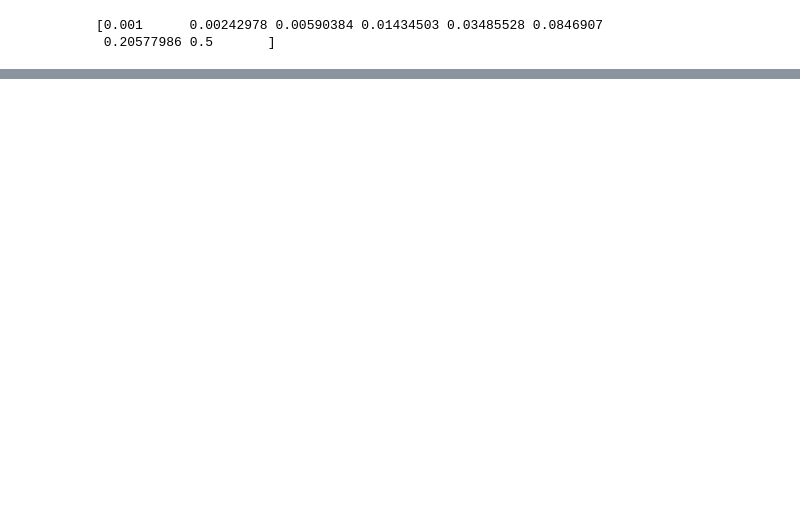
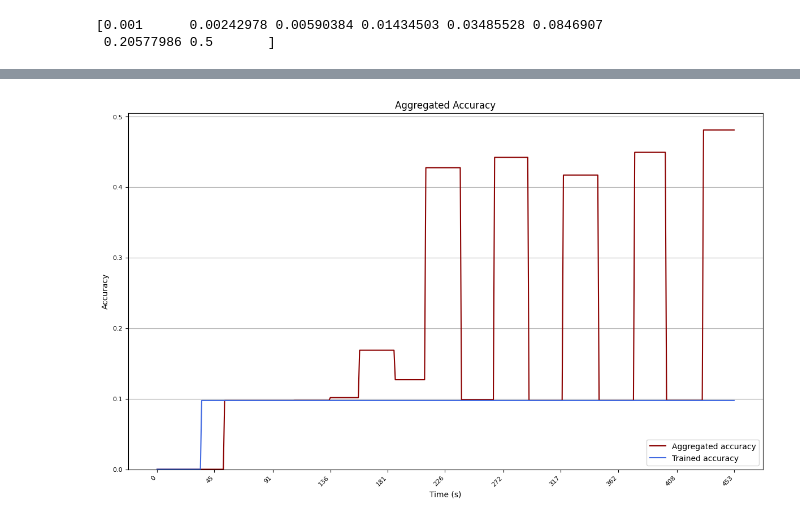
Before and after one commit to Altishofer/DFL_PeerBasedMixing, a Jupyter notebook: experiments/evaluation-plots.ipynb, the cells around one changed output, grey strips where cells are left out. Cells and saved outputs as stored; diff of their text form; code cells hidden in the pictures; blank space fills up the shorter version.

```diff
--- a/experiments/evaluation-plots.ipynb
+++ b/experiments/evaluation-plots.ipynb
@@ -245,0 +313,42 @@ plot_avg_rtt(nr_hops, "# Maximum Hops", "rtts_per_hops/ex02", "rtts_per_hops_las
+# %%
+def plot_acc(node):
+    filename = get_filenames_in_folder(join(metrics_path, "agg_accuracy"))[0]
+    df = read_file(filename)
+
+    timestamps = df[(df['node'] == node) & (df['field'] == 'aggregated_accuracy')]['timestamp']
+    timestamps = pd.to_datetime(timestamps)
+
+    # Convert to seconds starting at 0
+    x_axis = (timestamps - timestamps.min()).dt.total_seconds()
+
+    agg_acc = df[(df['node'] == node) & (df['field'] == 'aggregated_accuracy')]['value']
+    acc = df[(df['node'] == node) & (df['field'] == 'accuracy')]['value']
+
+    fig, ax = plt.subplots(figsize=FIGURE_SIZE)
+
+    # ✅ Plot both lines on the same axis
+    ax.plot(x_axis, agg_acc, color='darkred', label="Aggregated accuracy")
+    ax.plot(x_axis, acc, color='royalblue', label="Trained accuracy")
+
+    ax.set_xlabel("Time (s)")
+    ax.set_ylabel("Accuracy")
+    ax.set_ylim(bottom=0, top=max(max(agg_acc), max(acc)) * 1.05)
+
+    # ✅ Show fewer ticks
+    step = max(1, len(x_axis) // 10)
+    ax.set_xticks(x_axis[::step])
+
+    # ✅ Add legend in the upper-left corner (change loc as needed)
+    ax.legend(loc="lower right")
+
+    plt.tight_layout()
+    plt.title("Aggregated Accuracy")
+    plt.grid(True, axis='y')
+    plt.setp(ax.get_xticklabels(), rotation=45, ha="right")
+    plt.savefig(join(figure_path, "agg_accuracy.png"))
+    plt.show()
+
+
+plot_acc('node_0')
+# %% [output]
+[figure, added]
```
Also changed, not shown: parts of 8 cells of this notebook, 7 other files.
